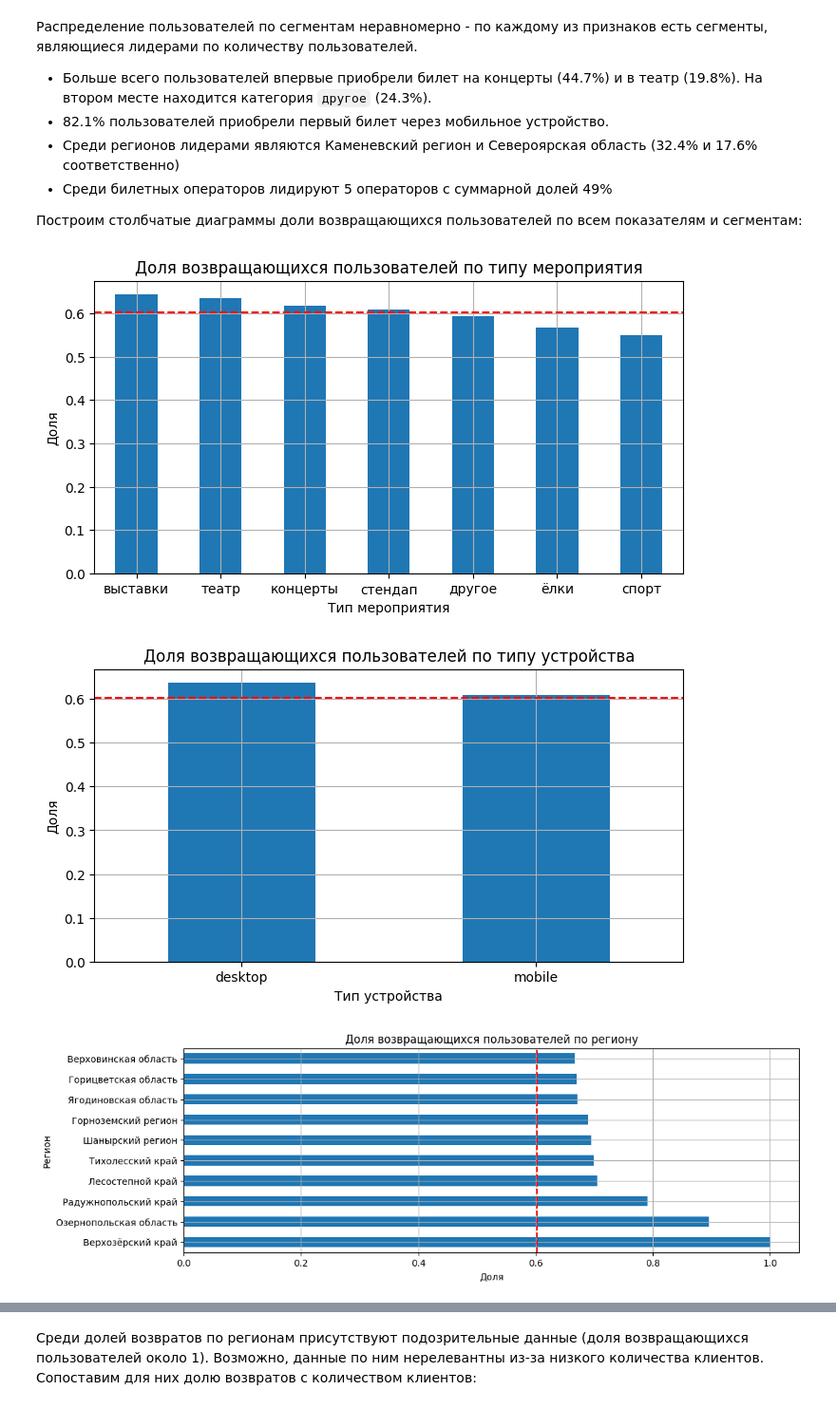
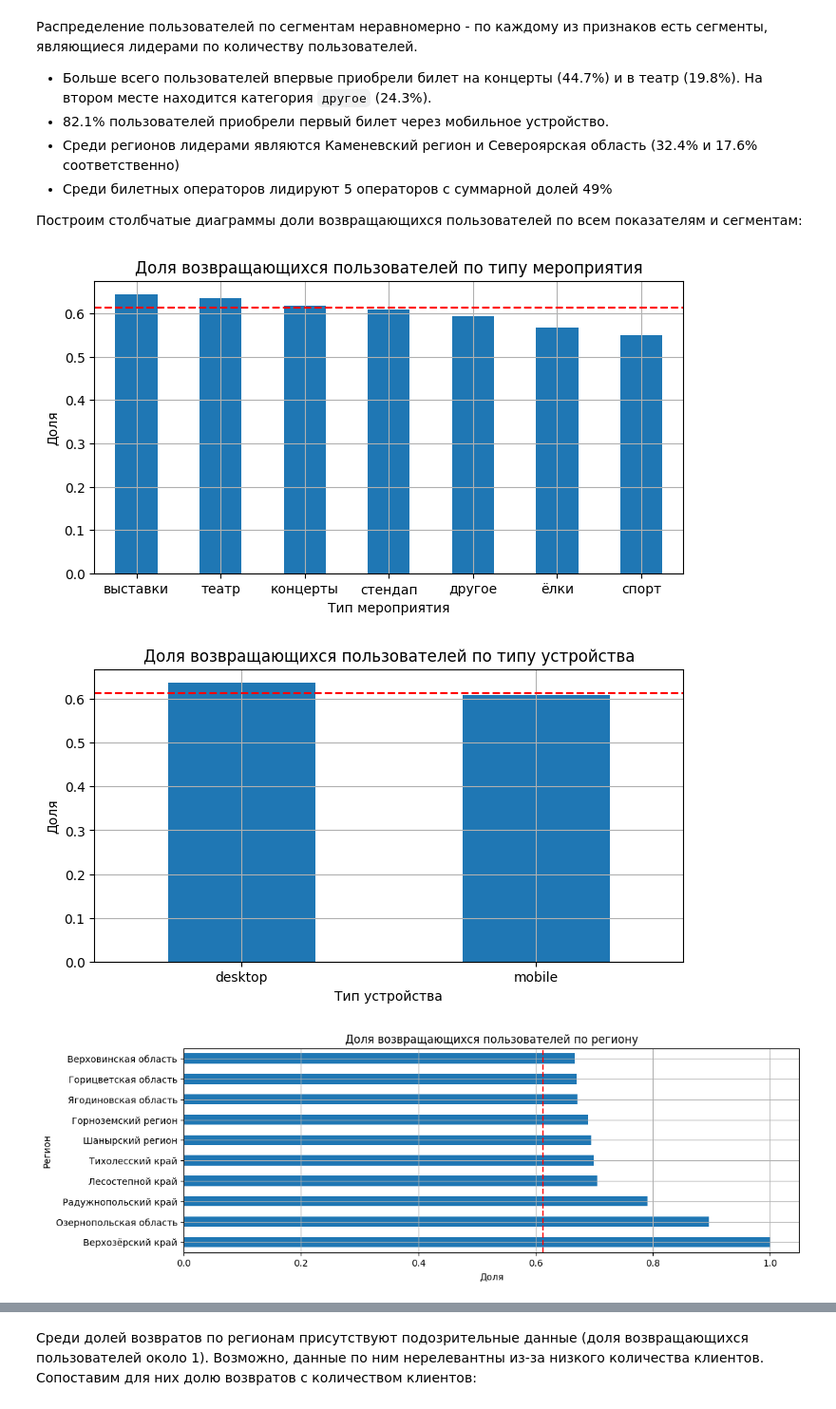
Before and after one commit to tvorogov-code/ds-yandex, a Jupyter notebook: notebooks/Проект модуля 2/Проект модуля 2.ipynb, the cells around one changed output, grey strips where cells are left out. Shown at 95% size. Drawn from its saved outputs; the diff is of its cells as text; code cells hidden in the pictures.

```diff
--- a/notebooks/Проект модуля 2/Проект модуля 2.ipynb
+++ b/notebooks/Проект модуля 2/Проект модуля 2.ipynb
@@ -1178,28 +1184,53 @@ df_service_segments = segment_counts('first_order_service_name')
 Построим столбчатые диаграммы доли возвращающихся пользователей по всем показателям и сегментам:
 # %%
 def draw_barplot(series, title, xlabel, ylabel, rot=0, vertical=True, mean=None):
-    series.sort_values(ascending=False).head(10).plot(
+    series.head(10).plot(
         title=title,
         kind='bar' if vertical else 'barh',
         figsize=(8, 4) if vertical else (12, 4),
         xlabel=xlabel if vertical else ylabel,
         ylabel=ylabel if vertical else xlabel,
         grid=True,
         rot=rot)
 
     if mean != None:
         if vertical:
             plt.axhline(mean, color='red', linestyle='--')
         else:
             plt.axvline(mean, color='red', linestyle='--')
-        plt.show()
+    plt.show()
 
-mean = df_genre_segments['return_ratio'].mean()
-draw_barplot(df_genre_segments['return_ratio'], "Доля возвращающихся пользователей по типу мероприятия", "Тип мероприятия", "Доля", mean=mean)
-draw_barplot(df_device_segments['return_ratio'], "Доля возвращающихся пользователей по типу устройства", "Тип устройства", "Доля", mean=mean)
-draw_barplot(df_region_segments['return_ratio'], "Доля возвращающихся пользователей по региону", "Регион", "Доля", vertical=False, mean=mean)
-draw_barplot(df_service_segments['return_ratio'], "Доля возвращающихся пользователей по билетному оператору", "Билетный оператор", "Доля", vertical=False, mean=mean)
+mean = df_user_profile['is_two'].mean()
+draw_barplot(
+    df_genre_segments['return_ratio'].sort_values(ascending=False),
+    "Доля возвращающихся пользователей по типу мероприятия",
+    "Тип мероприятия",
+    "Доля",
+    mean=mean)
+
+draw_barplot(
+    df_device_segments['return_ratio'].sort_values(ascending=False),
+    "Доля возвращающихся пользователей по типу устройства",
+    "Тип устройства",
+    "Доля",
+    mean=mean)
+
+draw_barplot(
+    df_region_segments['return_ratio'].sort_values(ascending=False),
+    "Доля возвращающихся пользователей по региону",
+    "Регион",
+    "Доля",
+    vertical=False,
+    mean=mean)
+
+draw_barplot(
+    df_service_segments['return_ratio'].sort_values(ascending=False),
+    "Доля возвращающихся пользователей по билетному оператору",
+    "Билетный оператор",
+    "Доля",
+    vertical=False,
+    mean=mean)
 # %% [output]
-[figure, old version]
+[figure, new version]
-[figure, old version]
+[figure, new version]
-[figure, old version]
+[figure, new version]
```
Also changed, not shown: parts of 25 cells of this notebook.
